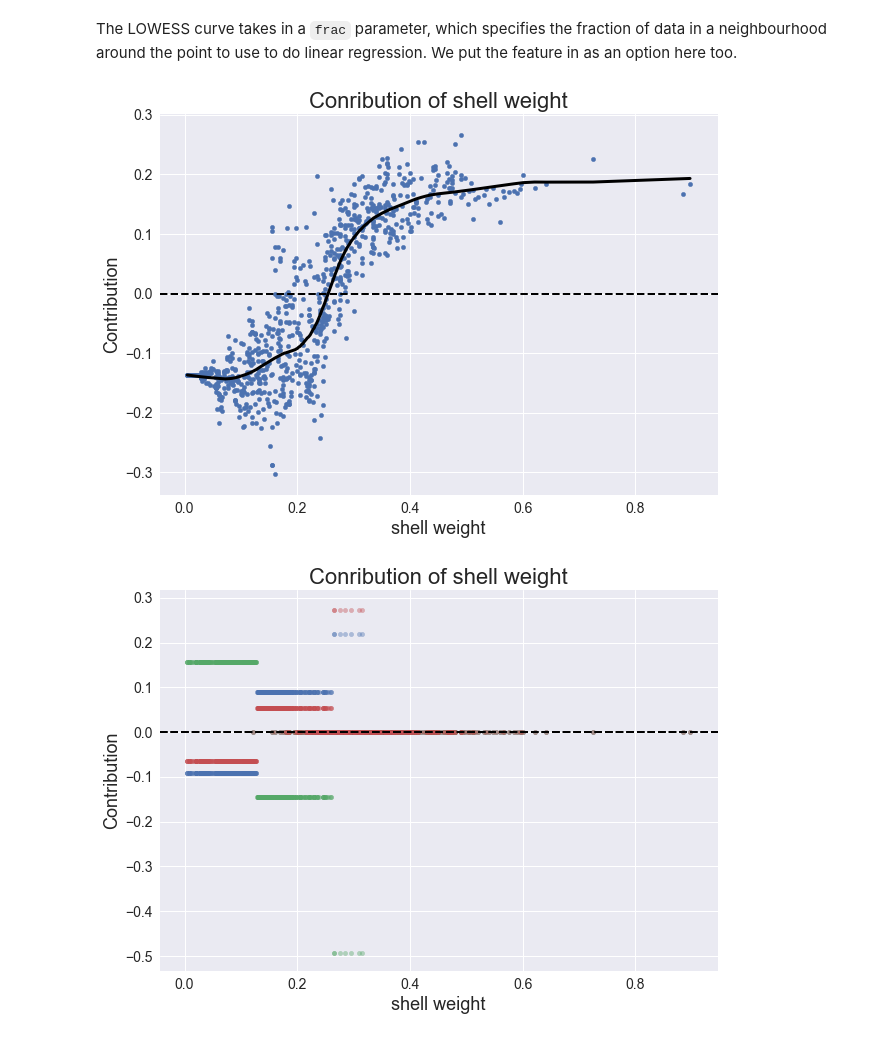
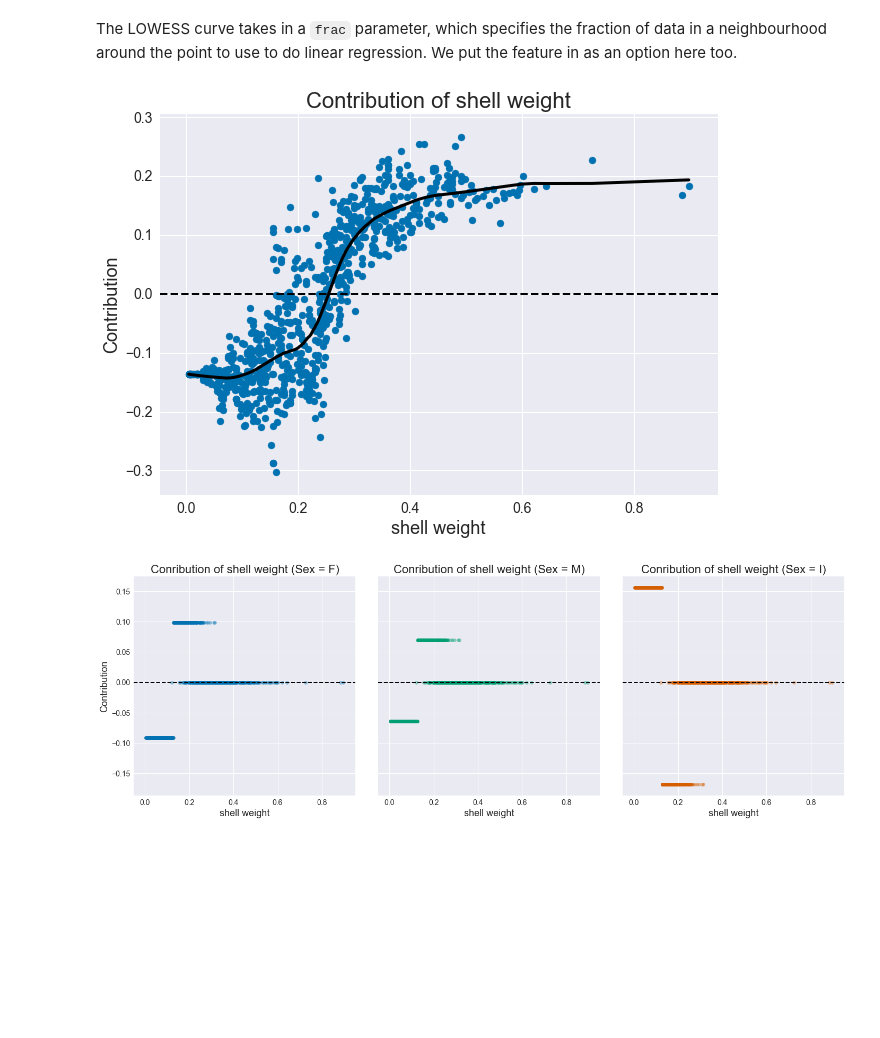
Before and after one commit to gregtam/interpreting-decision-trees-and-random-forests, a Jupyter notebook: Explaining Decision Trees and Random Forests.ipynb, the cells around one changed output. Drawn from its saved outputs; the diff is of its cells as text; code cells hidden in the pictures; blank space fills up the shorter version.

```diff
--- a/Explaining Decision Trees and Random Forests.ipynb
+++ b/Explaining Decision Trees and Random Forests.ipynb
@@ -39,7 +39,8 @@ plt.rcParams['ytick.labelsize'] = 14
 plt.rcParams['legend.fontsize'] = 16
 
 # Set seaborn colours
-blue, green, red, purple, yellow, cyan = sns.color_palette()
+sns.set_palette('colorblind')
+blue, green, red, purple, yellow, cyan = sns.color_palette('colorblind')
 # %% [markdown]
 # Load Data
 We will use the abalone data set as an example. We would like to show how this works for decision tree and random forest regressors as well as classifiers. We use the `rings` variable as our continuous variable and create a binary variable from it to indicate whether `rings > 9`.
@@ -47,7 +48,7 @@ We will use the abalone data set as an example. We would like to show how this w
 column_names = ["sex", "length", "diameter", "height", "whole weight",
                 "shucked weight", "viscera weight", "shell weight", "rings"]
 abalone_df = pd.read_csv('abalone.csv', names=column_names)
-abalone_df['sex'] = abalone_df['sex'].map({'F': 0, 'I': 1, 'M': 2})
+abalone_df['sex'] = abalone_df['sex'].map({'F': 0, 'M': 1, 'I': 2})
 abalone_df['y'] = abalone_df.rings.map(lambda x: 1 if x > 9 else 0)
 abalone_df.head()
 # %% [output]
@@ -98,7 +99,7 @@ dt_bin_clf = DecisionTreeClassifier(criterion='entropy', max_depth=3,
                                     random_state=0)
 dt_bin_clf.fit(X_train, y_train_bin_clf)
 
-dt_multi_clf = DecisionTreeClassifier(criterion='entropy', max_depth=3,
+dt_multi_clf = DecisionTreeClassifier(criterion='entropy', max_depth=2,
                                       random_state=0)
 dt_multi_clf.fit(X_train, y_train_multi_clf)
 
@@ -153,19 +154,19 @@ rf_bin_clf_contrib_df = pd.DataFrame(rf_bin_clf_contrib[:, :, 1],
 dt_sex_F_contrib_df = pd.DataFrame(dt_multi_clf_contrib[:, :, 0],
                                    columns=X_test.columns
                                   )
-dt_sex_I_contrib_df = pd.DataFrame(dt_multi_clf_contrib[:, :, 1],
+dt_sex_M_contrib_df = pd.DataFrame(dt_multi_clf_contrib[:, :, 1],
                                    columns=X_test.columns
                                   )
-dt_sex_M_contrib_df = pd.DataFrame(dt_multi_clf_contrib[:, :, 2],
+dt_sex_I_contrib_df = pd.DataFrame(dt_multi_clf_contrib[:, :, 2],
                                    columns=X_test.columns
                                   )
 rf_sex_F_contrib_df = pd.DataFrame(rf_multi_clf_contrib[:, :, 0],
                                    columns=X_test.columns
                                   )
-rf_sex_I_contrib_df = pd.DataFrame(rf_multi_clf_contrib[:, :, 1],
+rf_sex_M_contrib_df = pd.DataFrame(rf_multi_clf_contrib[:, :, 1],
                                    columns=X_test.columns
                                   )
-rf_sex_M_contrib_df = pd.DataFrame(rf_multi_clf_contrib[:, :, 2],
+rf_sex_I_contrib_df = pd.DataFrame(rf_multi_clf_contrib[:, :, 2],
                                    columns=X_test.columns
                                   )
 dt_reg_contrib_df = pd.DataFrame(dt_reg_contrib,
@@ -323,11 +350,16 @@ The LOWESS curve takes in a `frac` parameter, which specifies the fraction of da
 plot_single_feat_contrib('shell weight', X_test, rf_bin_clf_contrib_df,
                          add_smooth=True, frac=0.3)
 # %% [output]
-[figure, old version]
+[figure, new version]
 # %%
-fig, ax = plt.subplots()
-plot_single_feat_contrib('shell weight', X_test, dt_sex_F_contrib_df, ax=ax, c=blue, alpha=0.4)
-plot_single_feat_contrib('shell weight', X_test, dt_sex_I_contrib_df, ax=ax, c=green, alpha=0.4)
-plot_single_feat_contrib('shell weight', X_test, dt_sex_M_contrib_df, ax=ax, c=red, alpha=0.4)
+fig, ax = plt.subplots(1, 3, sharey=True)
+fig.set_figwidth(20)
+plot_single_feat_contrib('shell weight', X_test, dt_sex_F_contrib_df,
+                         c=blue, alpha=0.4, class_='Sex = F', ax=ax[0])
+plot_single_feat_contrib('shell weight', X_test, dt_sex_M_contrib_df,
+                         c=green, alpha=0.4, class_='Sex = M', ax=ax[1])
+plot_single_feat_contrib('shell weight', X_test, dt_sex_I_contrib_df,
+                         c=red, alpha=0.4, class_='Sex = I', ax=ax[2])
+plt.tight_layout()
 # %% [output]
-[figure, old version]
+[figure, new version]
```
Also changed, not shown: parts of 23 cells of this notebook, 1 other file.
